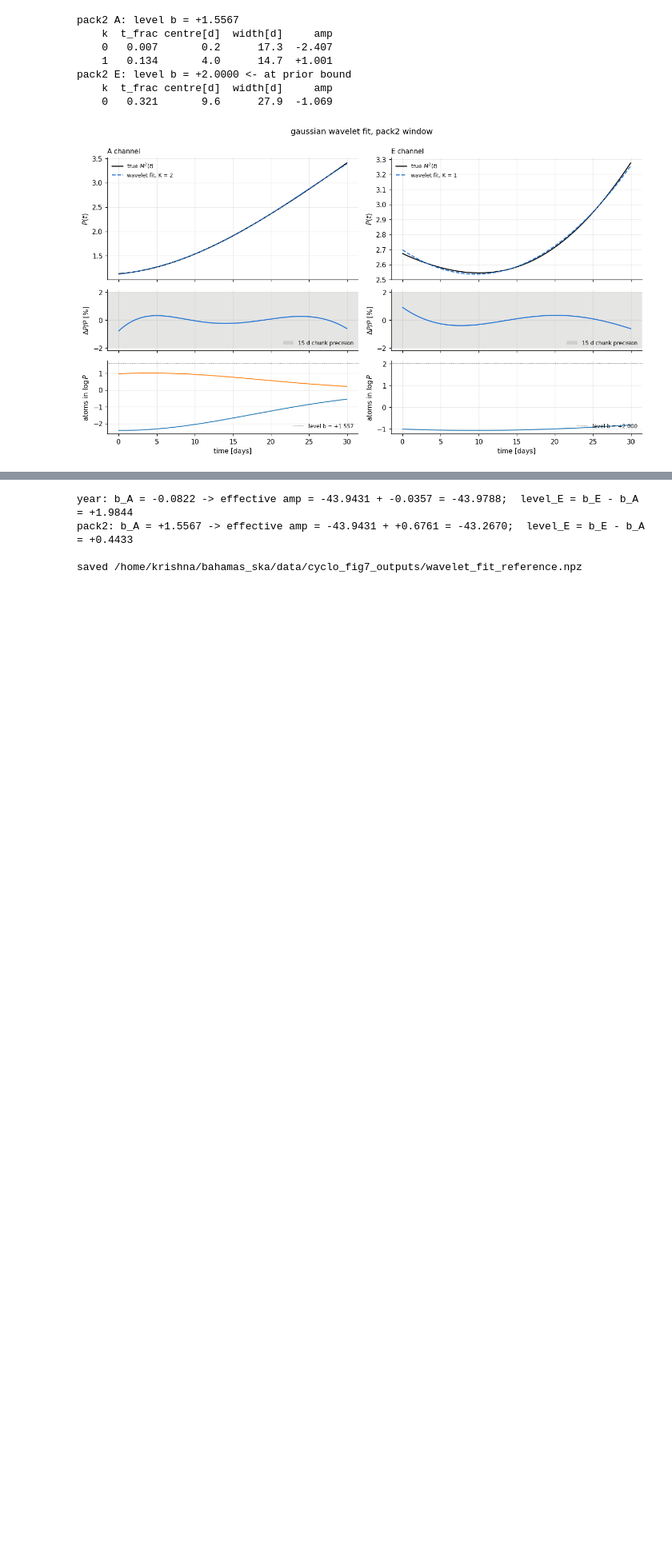
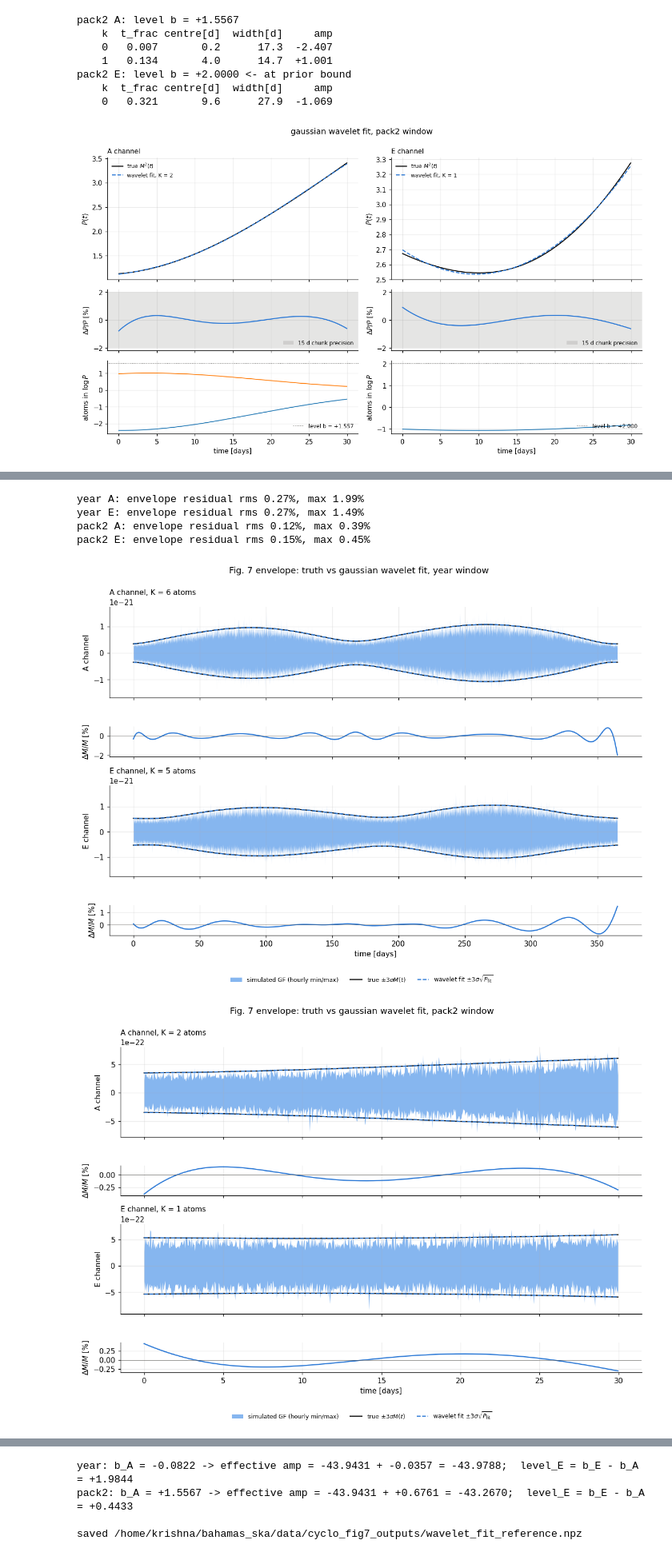
Before and after one commit to shrikrishnaanand/bahamas_ska, a Jupyter notebook: data/wavelet_modulation_fit.ipynb, the cells around one changed output, grey strips where cells are left out. Shown at 80% size. Saved outputs shown, nothing was run; the diff lists cells and outputs as text; code cells hidden in the pictures; blank space fills up the shorter version.

Commit message:
feat: Added double sided wavelet fit

```diff
--- a/data/wavelet_modulation_fit.ipynb
+++ b/data/wavelet_modulation_fit.ipynb
@@ -249,3 +260,46 @@ pack2 E: level b = +2.0000 <- at prior bound
+# %%
+sigma = float(truth['sigma'])
+t_band = truth['t_band']
+C_DATA = '#86b6ef'
+
+def plot_fig7_fit(window, shape='gaussian'):
+    t0, T = WINDOWS[window]
+    in_win = (t_band >= t0) & (t_band < t0 + T)
+    fig, axes = plt.subplots(4, 1, figsize=(11, 8), sharex=True, gridspec_kw={'height_ratios': [3, 1, 3, 1]})
+    for c, ch in enumerate(CH):
+        r = scan[shape, window, ch, K_SEL[shape, window, ch]]
+        td = r['t'] / DAY
+        M_true, M_fit = np.sqrt(r['P_true']), np.sqrt(r['P_fit'])
+        ax, axr = axes[2 * c], axes[2 * c + 1]
+        ax.fill_between(t_band[in_win] / DAY, truth[f'band_lo_{ch}'][in_win], truth[f'band_hi_{ch}'][in_win],
+                        color=C_DATA, lw=0, rasterized=True, label='simulated GF (hourly min/max)')
+        for s in (1, -1):
+            ax.plot(td, s * 3 * sigma * M_true, color=C_TRUTH, lw=1.4, label=r'true $\pm3\sigma M(t)$' if s > 0 else None)
+            ax.plot(td, s * 3 * sigma * M_fit, color=C_FIT, lw=1.4, ls='--',
+                    label=r'wavelet fit $\pm3\sigma\sqrt{P_{\rm fit}}$' if s > 0 else None)
+        ax.set_ylabel(f'{ch} channel')
+        ax.set_title(f'{ch} channel, K = {K_SEL[shape, window, ch]} atoms', loc='left', fontsize=10)
+        ax.ticklabel_format(axis='y', style='sci', scilimits=(0, 0))
+        axr.plot(td, 100 * (M_fit / M_true - 1), color=C_FIT)
+        axr.axhline(0, color=C_MUTED, lw=0.6)
+        axr.set_ylabel(r'$\Delta M/M$ [%]')
+        print(f"{window} {ch}: envelope residual rms {100 * np.sqrt(np.mean((M_fit / M_true - 1) ** 2)):.2f}%, "
+              f"max {100 * np.max(np.abs(M_fit / M_true - 1)):.2f}%")
+    axes[-1].set_xlabel('time [days]')
+    fig.suptitle(f'Fig. 7 envelope: truth vs {shape} wavelet fit, {window} window', y=0.995)
+    fig.tight_layout(rect=(0, 0.05, 1, 1))
+    fig.legend(*axes[0].get_legend_handles_labels(), loc='lower center', ncol=3, fontsize=8)
+    fig.savefig(OUT / f'wavelet_fit_fig7_{window}_{shape}.png', bbox_inches='tight', dpi=150)
+
+plot_fig7_fit('year')
+plot_fig7_fit('pack2')
+# %% [output]
+year A: envelope residual rms 0.27%, max 1.99%
+year E: envelope residual rms 0.27%, max 1.49%
+pack2 A: envelope residual rms 0.12%, max 0.39%
+pack2 E: envelope residual rms 0.15%, max 0.45%
+[figure, added]
+[figure, added]
 # %% [markdown]
 ## 4. What this means for the inference
 
```
Also changed, not shown: parts of 3 cells of this notebook, 1 other file.
